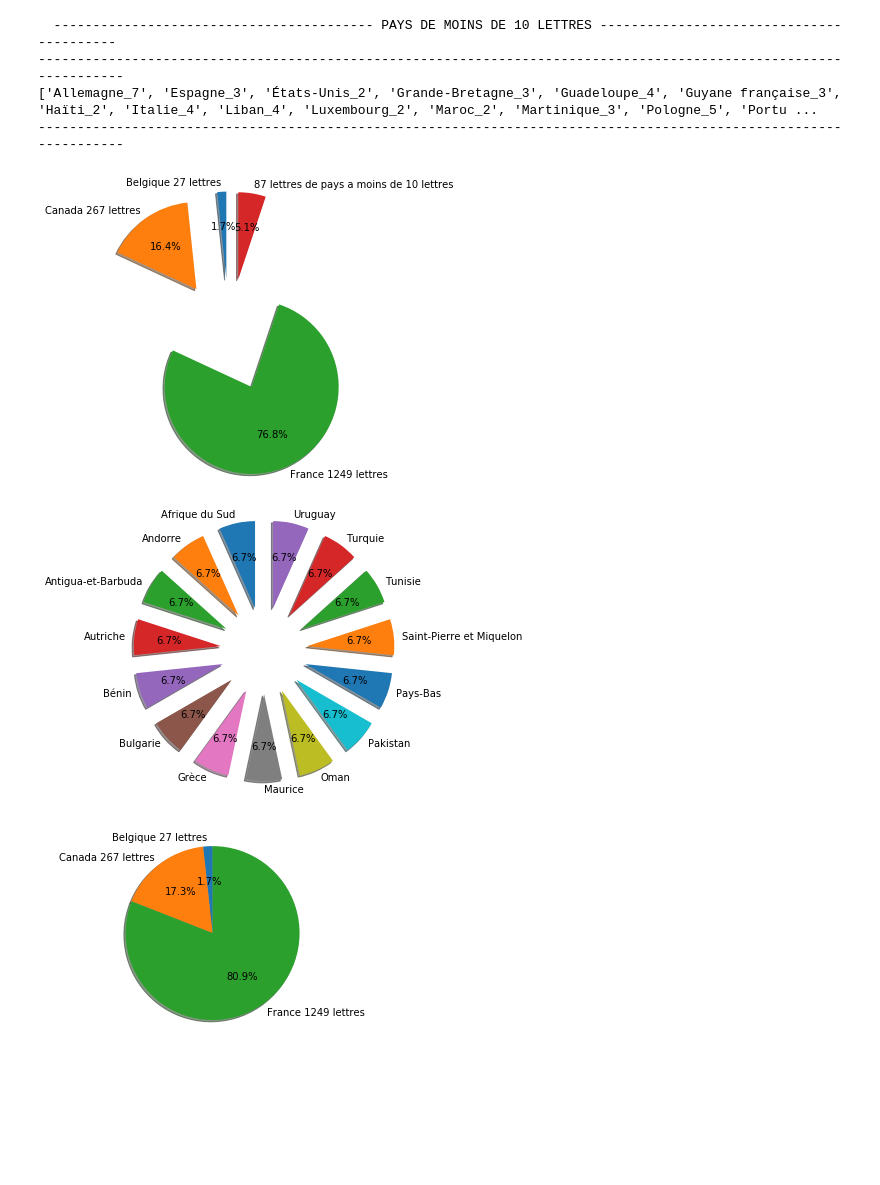
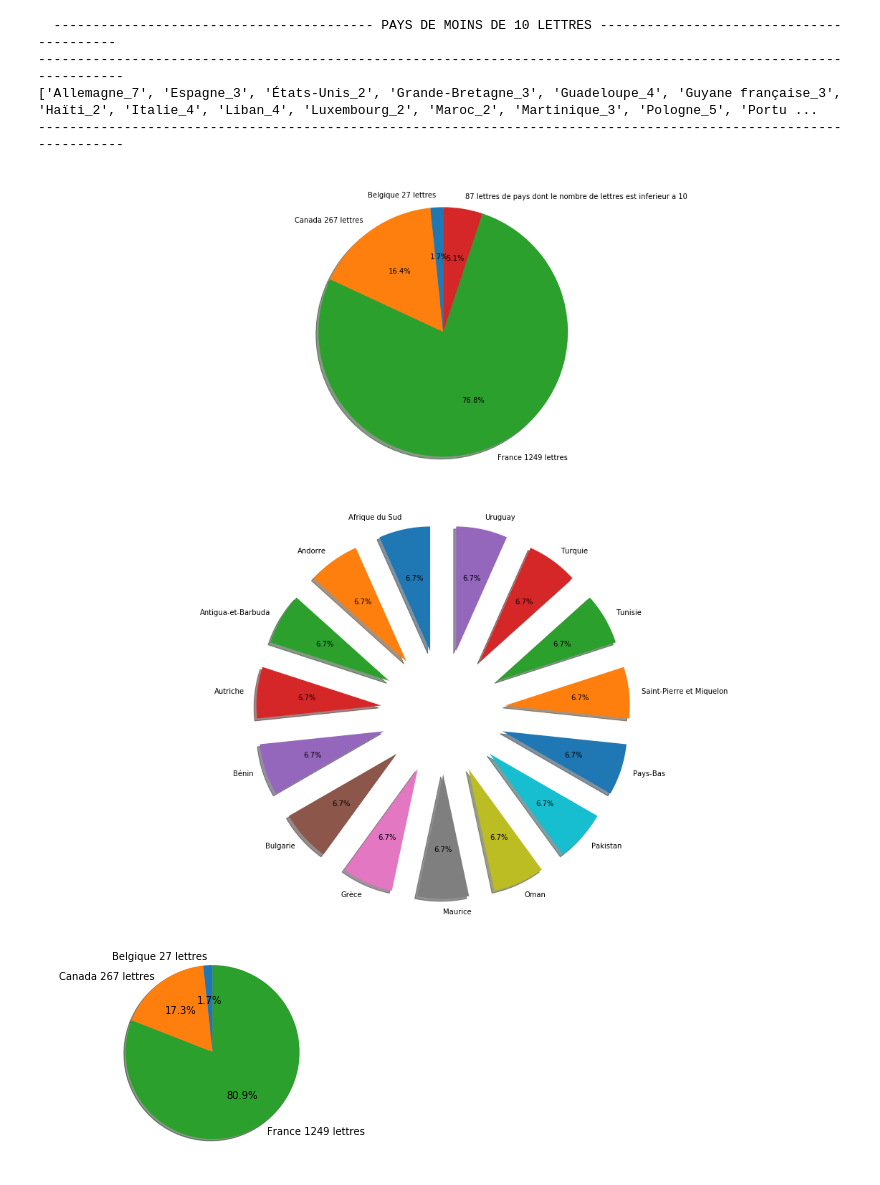
Before and after one commit to ZDubeau/santa-data-project, a Jupyter notebook: santa_visualisation.ipynb, the cells around one changed output. Cells and saved outputs as stored; diff of their text form; code cells hidden in the pictures; blank space fills up the shorter version.

Commit message:
modification du fichier 6 (regex) et update du santa_visualisation

```diff
--- a/santa_visualisation.ipynb
+++ b/santa_visualisation.ipynb
@@ -1,35 +1,36 @@
 # %%
 # 1 camembert dont pays avec moins de 10 lettres regrouper
 
 import matplotlib.pyplot as plt
 import numpy as np
 
 
 
 pays_moinsde10 = ['Allemagne_7','Espagne_3','États-Unis_2','Grande-Bretagne_3','Guadeloupe_4','Guyane française_3','Haïti_2','Italie_4','Liban_4','Luxembourg_2','Maroc_2','Martinique_3','Pologne_5','Portugal_2','Réunion_9','Roumanie_2','Sénégal_2','Suisse_9','Afrique du Sud_1','Andorre_1','Antigua-et-Barbuda_1','Autriche_1','Bénin_1','Bulgarie_1','Grèce_1','Maurice_1','Oman_1','Pakistan_1','Pays-Bas_1','Saint-Pierre et Miquelon_1','Tunisie_1','Turquie_1','Uruguay_1']
 trait = '-'*114
 trait1 = '-'*41
 print (' ',trait1,'PAYS DE MOINS DE 10 LETTRES',trait1)
 print(trait)
 print (pays_moinsde10)
 print(trait)
-name = ['Belgique 27 lettres','Canada 267 lettres','France 1249 lettres','87 lettres de pays a moins de 10 lettres']
+name = ['Belgique 27 lettres','Canada 267 lettres','France 1249 lettres','87 lettres de pays dont le nombre de lettres est inferieur a 10']
 data = [27,267,1249,83]
 
 
 #ax3 = plt.subplot(288)
+fig = plt.figure(figsize=(20, 8))
 plt.axis('equal')
-explode=(0.65,0.65,0.65,0.65,)
+explode=(0,0,0,0)
 plt.pie(data, explode=explode, labels=name, autopct='%1.1f%%', startangle=90, shadow=True)
 
 #ax3.margins(x=-0.49, y=-0.49)1,1,1,1,1,1,1,1,1,1,1,1,1,1,1,0.5,0.5,0.5
 plt.show()
 # %% [output]
   ----------------------------------------- PAYS DE MOINS DE 10 LETTRES -----------------------------------------
 ------------------------------------------------------------------------------------------------------------------
 ['Allemagne_7', 'Espagne_3', 'États-Unis_2', 'Grande-Bretagne_3', 'Guadeloupe_4', 'Guyane française_3', 'Haïti_2', 'Italie_4', 'Liban_4', 'Luxembourg_2', 'Maroc_2', 'Martinique_3', 'Pologne_5', 'Portu ...
 ------------------------------------------------------------------------------------------------------------------
-[figure, old version]
+[figure, new version]
 # %%
 # camembert avec seulement les pays 1 lettre
 
@@ -42,6 +43,7 @@ name = ['Afrique du Sud','Andorre','Antigua-et-Barbuda','Autriche','Bénin','Bul
 data = [1,1,1,1,1,1,1,1,1,1,1,1,1,1,1]
 
 #ax3 = plt.subplot(288)
+fig = plt.figure(figsize=(20, 8))
 plt.axis('equal')
 explode=(0.5,0.5,0.5,0.5,0.5,0.5,0.5,0.5,0.5,0.5,0.5,0.5,0.5,0.5,0.5)
 plt.pie(data, explode=explode, labels=name, autopct='%1.1f%%', startangle=90, shadow=True)
@@ -49,7 +51,7 @@ plt.pie(data, explode=explode, labels=name, autopct='%1.1f%%', startangle=90, sh
 #ax3.margins(x=-0.49, y=-0.49)1,1,1,1,1,1,1,1,1,1,1,1,1,1,1,0.5,0.5,0.5
 plt.show()
 # %% [output]
-[figure, old version]
+[figure, new version]
 # %%
 # camembert don les 3 pays ont le + de lettres
 
```
Also changed, not shown: parts of 1 cell of this notebook, 1 other file.
